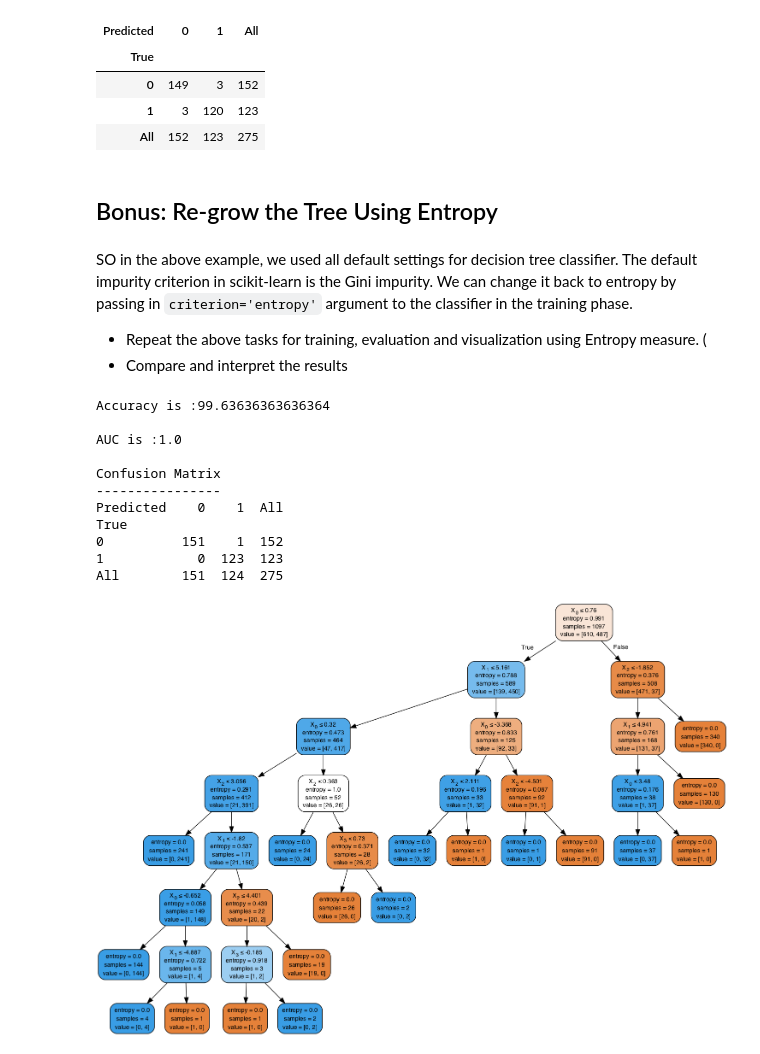
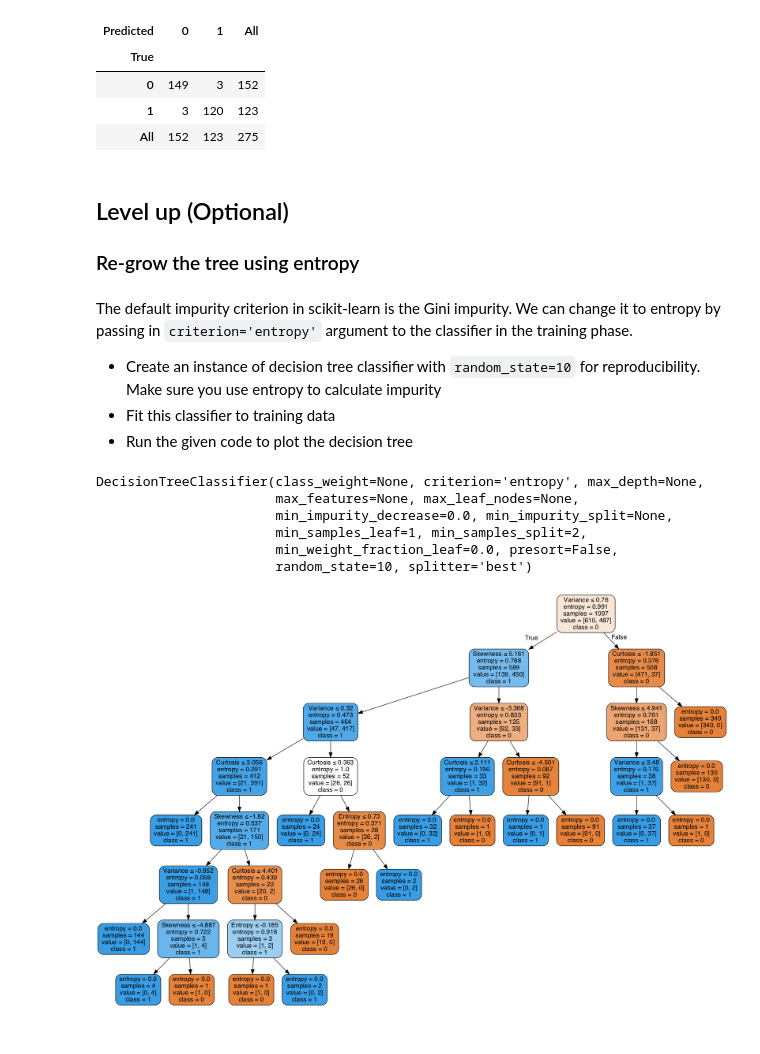
Before and after one commit to learn-co-curriculum/dsc-decision-trees-lab, a Jupyter notebook: index.ipynb, the cells around one changed output. Saved outputs shown, nothing was run; the diff lists cells and outputs as text; code cells hidden in the pictures.

```diff
--- a/index.ipynb
+++ b/index.ipynb
@@ -142,46 +139,40 @@ Confusion Matrix
 | 0 | 149 | 3 | 152 |
 | 1 | 3 | 120 | 123 |
 | All | 152 | 123 | 275 |
-# %% [markdown]
-## Bonus: Re-grow the Tree Using Entropy
+# %% [markdown]
+## Level up (Optional)
+
+
+### Re-grow the tree using entropy
 # %% [markdown]
-SO in the above example, we used all default settings for decision tree classifier. The default impurity criterion in scikit-learn is the Gini impurity. We can change it back to entropy by passing in `criterion='entropy'` argument to the classifier in the training phase.
-- Repeat the above tasks for training, evaluation and visualization using Entropy measure. (
-- Compare and interpret the results
+The default impurity criterion in scikit-learn is the Gini impurity. We can change it to entropy by passing in `criterion='entropy'` argument to the classifier in the training phase.
+
+- Create an instance of decision tree classifier with `random_state=10` for reproducibility. Make sure you use entropy to calculate impurity
+- Fit this classifier to training data
+- Run the given code to plot the decision tree
-# %%
-# Train a DT classifier
-classifier2 = DecisionTreeClassifier(random_state=10, criterion='entropy')
-classifier2.fit(X_train, y_train)
-# Make predictions for test data
-y_pred = classifier2.predict(X_test)
-# Calculate Accuracy
-acc = accuracy_score(y_test,y_pred) * 100
-print("Accuracy is :{0}".format(acc))
-# Check the AUC for predictions
-false_positive_rate, true_positive_rate, thresholds = roc_curve(y_test, y_pred)
-roc_auc = auc(false_positive_rate, true_positive_rate)
-print("\nAUC is :{0}".format(round(roc_auc,2)))
-# Create and print a confusion matrix
-print('\nConfusion Matrix')
-print('----------------')
-print(pd.crosstab(y_test, y_pred, rownames=['True'], colnames=['Predicted'], margins=True))
-
-# Visualize the tree trained from complete dataset (optional)
-dot_data = StringIO()
-export_graphviz(classifier2, out_file=dot_data, filled=True, rounded=True,special_characters=True)
-graph = pydotplus.graph_from_dot_data(dot_data.getvalue())
-Image(graph.create_png())
-# %% [output]
-Accuracy is :99.63636363636364
-
-AUC is :1.0
-
-Confusion Matrix
-----------------
-Predicted    0    1  All
-True
-0          151    1  152
-1            0  123  123
-All        151  124  275
-[figure, removed]
+# %%
+# Instantiate and fit a DecisionTreeClassifier
+classifier_2 = DecisionTreeClassifier(random_state=10, criterion='entropy')
+classifier_2.fit(X_train, y_train)
+# %% [output]
+DecisionTreeClassifier(class_weight=None, criterion='entropy', max_depth=None,
+                       max_features=None, max_leaf_nodes=None,
+                       min_impurity_decrease=0.0, min_impurity_split=None,
+                       min_samples_leaf=1, min_samples_split=2,
+                       min_weight_fraction_leaf=0.0, presort=False,
+                       random_state=10, splitter='best')
+# %%
+# Create DOT data
+dot_data = export_graphviz(classifier_2, out_file=None,
+                           feature_names=X_train.columns,
+                           class_names=np.unique(y).astype('str'),
+                           filled=True, rounded=True, special_characters=True)
+
+# Draw graph
+graph = graph_from_dot_data(dot_data)
+
+# Show graph
+Image(graph.create_png())
+# %% [output]
+[figure, added]
 # %% [markdown]
```
Also changed, not shown: parts of 16 cells of this notebook, 5 other files.
